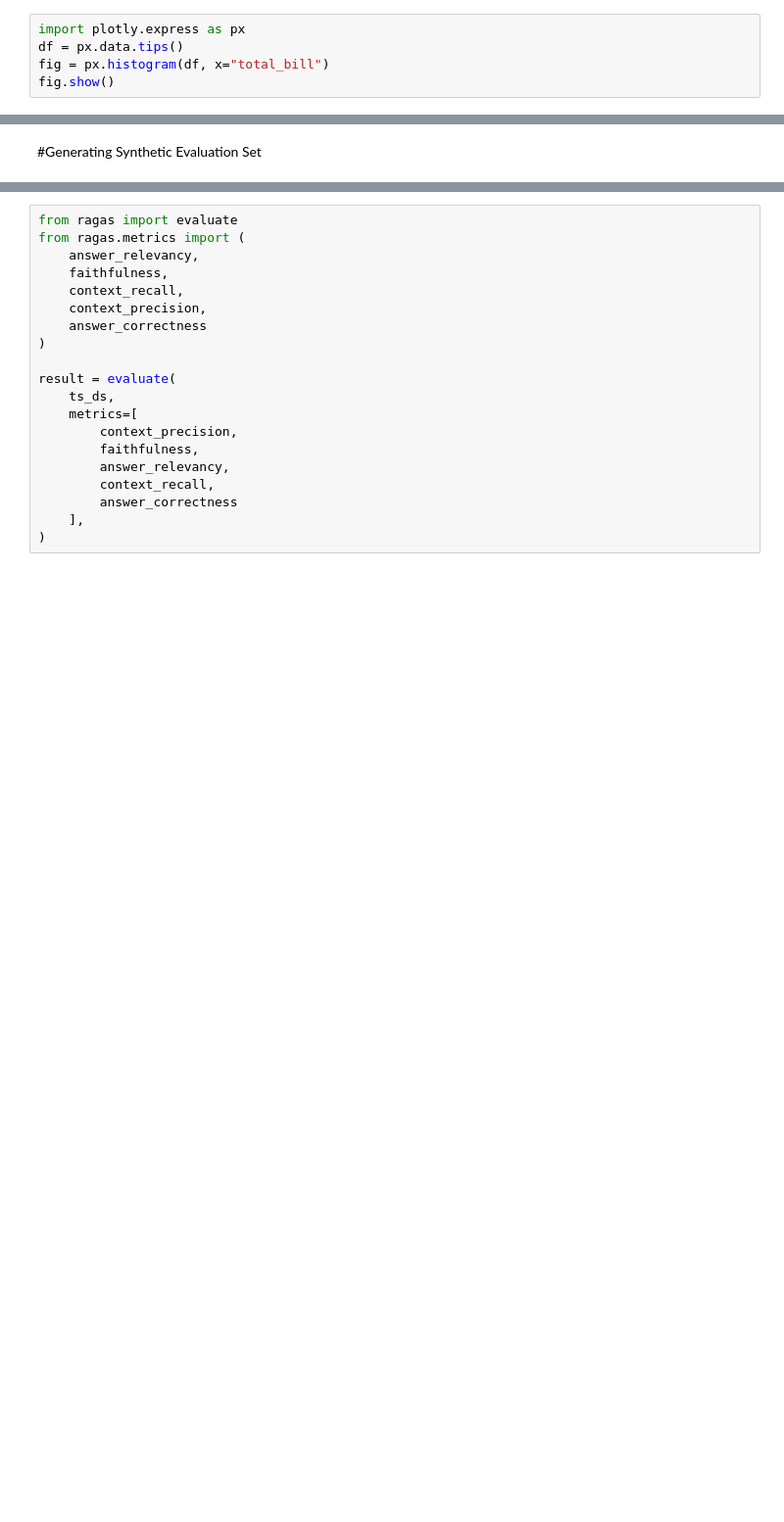
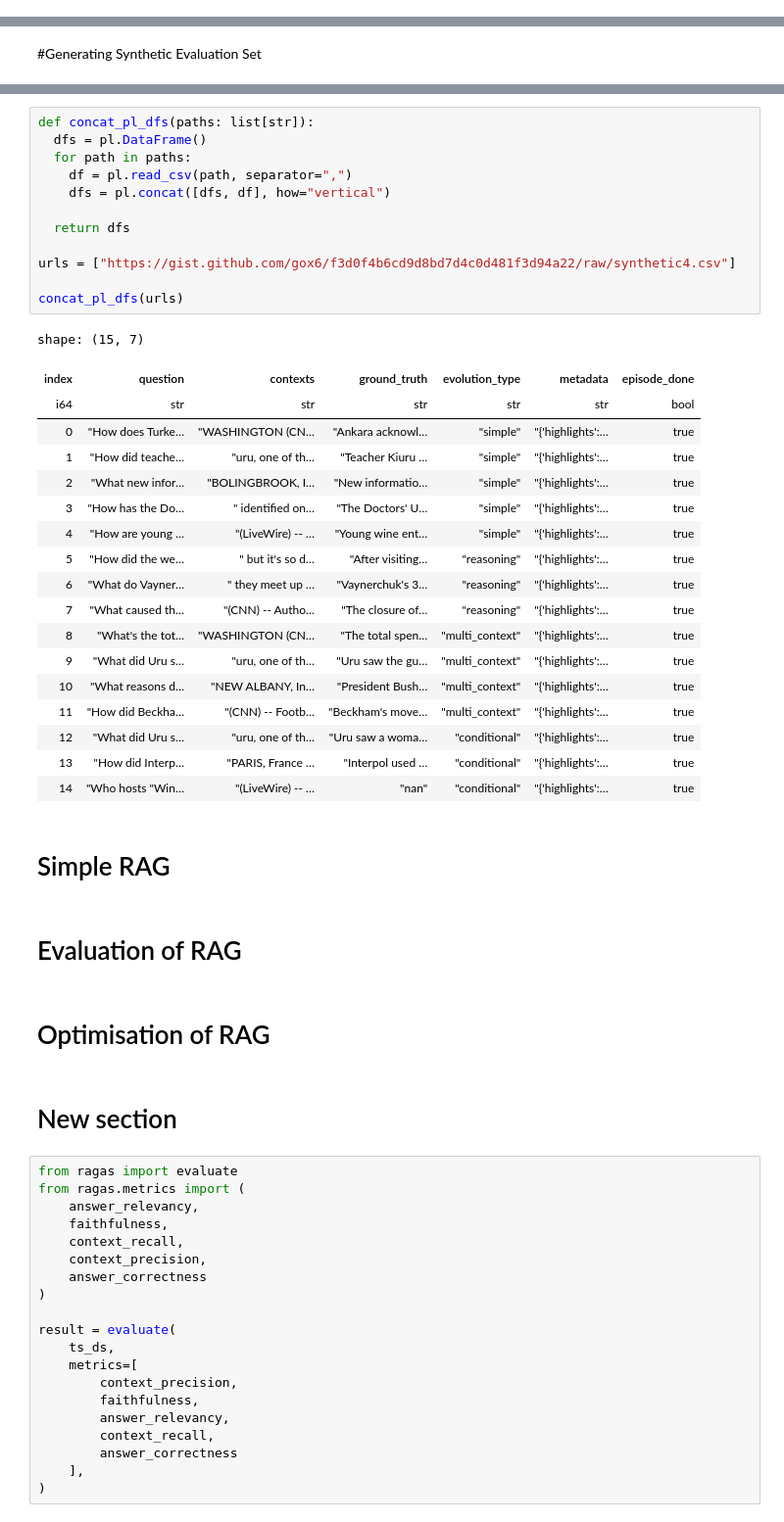
Before and after one commit to gox6/colab-demos, a Jupyter notebook: rags/evaluate-rags-rigorously-or-perish.ipynb, the cells around one changed output, grey strips where cells are left out. Shown at 98% size. Saved outputs shown, nothing was run; the diff lists cells and outputs as text; blank space fills up the shorter version.

```diff
--- a/rags/evaluate-rags-rigorously-or-perish.ipynb
+++ b/rags/evaluate-rags-rigorously-or-perish.ipynb
@@ -119,8 +110,3 @@ fig.show()
-# %%
-import plotly.express as px
-df = px.data.tips()
-fig = px.histogram(df, x="total_bill")
-fig.show()
 # %%
 # Loading small sample of article from CNN and Daily Mail news dateset on HF: https://huggingface.co/datasets/cnn_dailymail
 # - Not directly via LangChain with HuggingFaceDatasetLoader class because, it doesn't have split argument
@@ -212,3 +196,42 @@ synthetic_evaluation_set.to_pandas()
+# %%
+def concat_pl_dfs(paths: list[str]):
+  dfs = pl.DataFrame()
+  for path in paths:
+    df = pl.read_csv(path, separator=",")
+    dfs = pl.concat([dfs, df], how="vertical")
+
+  return dfs
+
+urls = ["https://gist.github.com/gox6/f3d0f4b6cd9d8bd7d4c0d481f3d94a22/raw/synthetic4.csv"]
+
+concat_pl_dfs(urls)
+# %% [output]
+shape: (15, 7)
+| index | question | contexts | ground_truth | evolution_type | metadata | episode_done |
+| i64 | str | str | str | str | str | bool |
+| 0 | "How does Turke… | "WASHINGTON (CN… | "Ankara acknowl… | "simple" | "{'highlights':… | true |
+| 1 | "How did teache… | "uru, one of th… | "Teacher Kiuru … | "simple" | "{'highlights':… | true |
+| 2 | "What new infor… | "BOLINGBROOK, I… | "New informatio… | "simple" | "{'highlights':… | true |
+| 3 | "How has the Do… | " identified on… | "The Doctors' U… | "simple" | "{'highlights':… | true |
+| 4 | "How are young … | "(LiveWire) -- … | "Young wine ent… | "simple" | "{'highlights':… | true |
+| 5 | "How did the we… | " but it's so d… | "After visiting… | "reasoning" | "{'highlights':… | true |
+| 6 | "What do Vayner… | " they meet up … | "Vaynerchuk's 3… | "reasoning" | "{'highlights':… | true |
+| 7 | "What caused th… | "(CNN) -- Autho… | "The closure of… | "reasoning" | "{'highlights':… | true |
+| 8 | "What's the tot… | "WASHINGTON (CN… | "The total spen… | "multi_context" | "{'highlights':… | true |
+| 9 | "What did Uru s… | "uru, one of th… | "Uru saw the gu… | "multi_context" | "{'highlights':… | true |
+| 10 | "What reasons d… | "NEW ALBANY, In… | "President Bush… | "multi_context" | "{'highlights':… | true |
+| 11 | "How did Beckha… | "(CNN) -- Footb… | "Beckham's move… | "multi_context" | "{'highlights':… | true |
+| 12 | "What did Uru s… | "uru, one of th… | "Uru saw a woma… | "conditional" | "{'highlights':… | true |
+| 13 | "How did Interp… | "PARIS, France … | "Interpol used … | "conditional" | "{'highlights':… | true |
+| 14 | "Who hosts "Win… | "(LiveWire) -- … | "nan" | "conditional" | "{'highlights':… | true |
+# %% [markdown]
+# Simple RAG
+# %% [markdown]
+# Evaluation of RAG
+# %% [markdown]
+# Optimisation of RAG
+# %% [markdown]
+# New section
 # %%
 from ragas import evaluate
 from ragas.metrics import (
```
Also changed, not shown: parts of 13 cells of this notebook.
